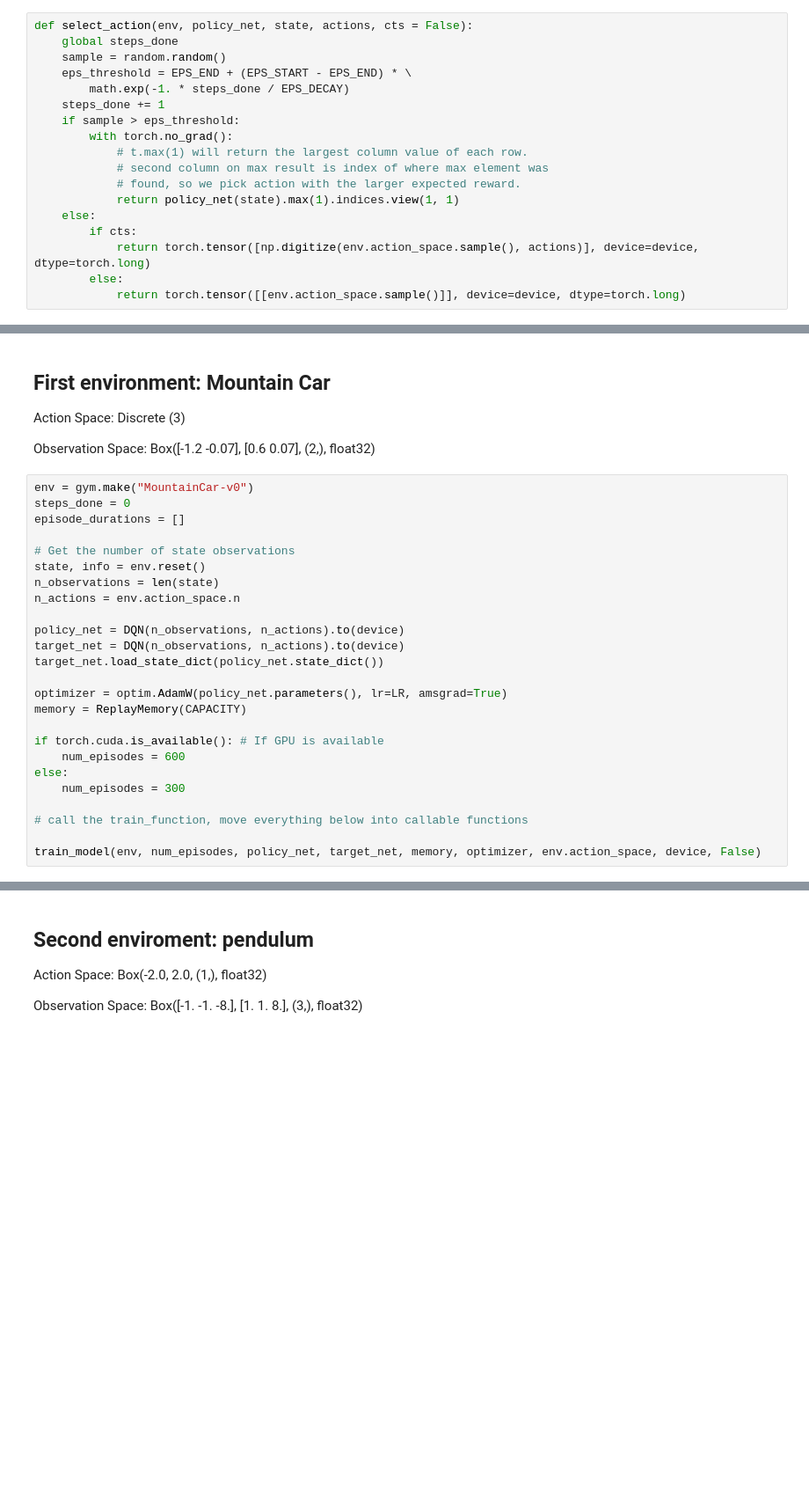
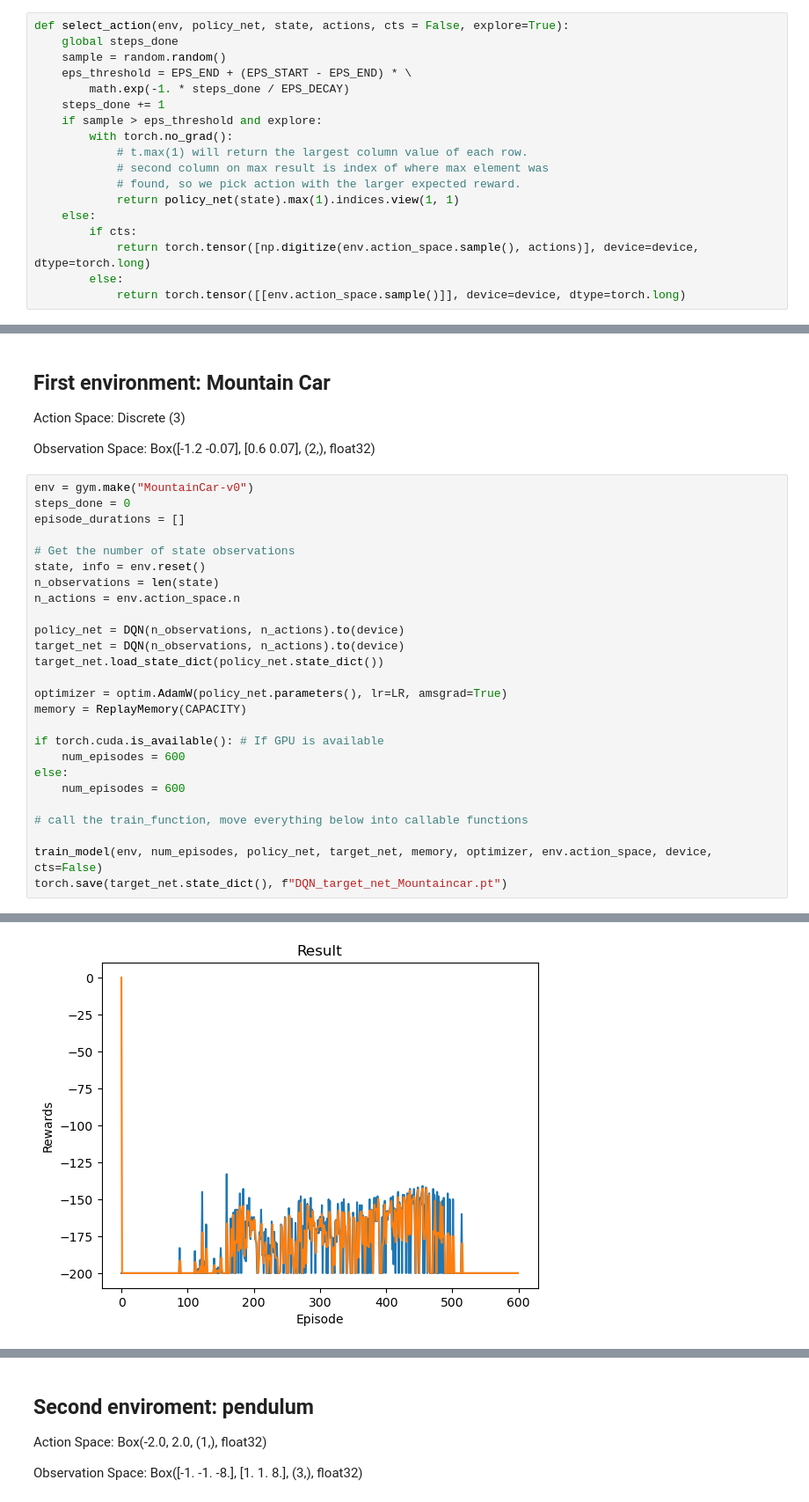
Before and after one commit to AndyPiantoni/ReinforceUs, a Jupyter notebook: DQN_cleaned.ipynb, the cells around one changed output, grey strips where cells are left out. Shown: that part at 88% size. Cells and saved outputs as stored; diff of their text form; blank space fills up the shorter version.

Commit message:
600_eps_trained

```diff
--- a/DQN_cleaned.ipynb
+++ b/DQN_cleaned.ipynb
@@ -127,13 +127,13 @@ class DQN(nn.Module):
         x = F.relu(self.layer2(x))
         return self.layer3(x)
 # %%
-def select_action(env, policy_net, state, actions, cts = False):
+def select_action(env, policy_net, state, actions, cts = False, explore=True):
     global steps_done
     sample = random.random()
     eps_threshold = EPS_END + (EPS_START - EPS_END) * \
         math.exp(-1. * steps_done / EPS_DECAY)
     steps_done += 1
-    if sample > eps_threshold:
+    if sample > eps_threshold and explore:
         with torch.no_grad():
             # t.max(1) will return the largest column value of each row.
             # second column on max result is index of where max element was
@@ -350,8 +350,10 @@ memory = ReplayMemory(CAPACITY)
 if torch.cuda.is_available(): # If GPU is available
     num_episodes = 600
 else:
-    num_episodes = 300
+    num_episodes = 600
 
 # call the train_function, move everything below into callable functions
 
-train_model(env, num_episodes, policy_net, target_net, memory, optimizer, env.action_space, device, False)
+train_model(env, num_episodes, policy_net, target_net, memory, optimizer, env.action_space, device, cts=False)
+torch.save(target_net.state_dict(), f"DQN_target_net_Mountaincar.pt")
+# %% [output]
@@ -357,0 +361 @@ train_model(env, num_episodes, policy_net, target_net, memory, optimizer, env.ac
+[figure, added]
```
Also changed, not shown: parts of 6 cells of this notebook, 2 other files.
